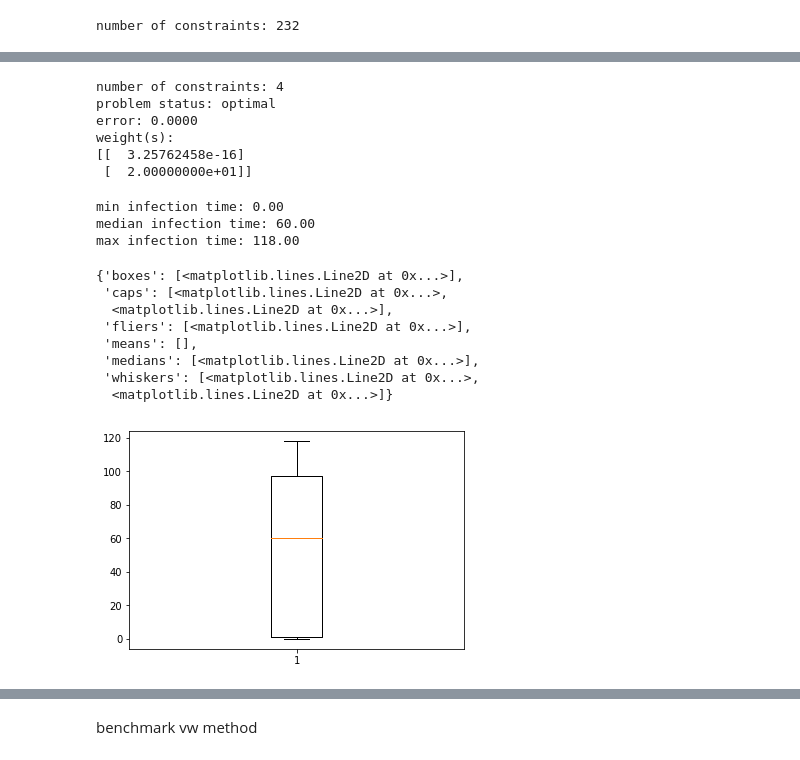
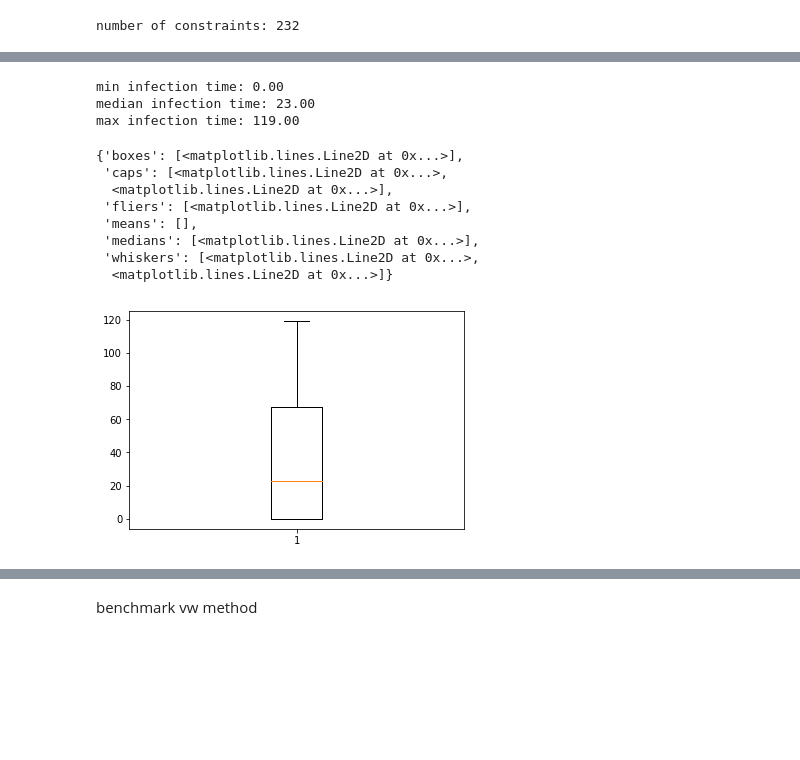
Before and after one commit to rhaksar/control-large-GMDPs, a Jupyter notebook: ebola outbreak/ebola simulations.ipynb, the cells around one changed output, grey strips where cells are left out. Saved outputs shown, nothing was run; the diff lists cells and outputs as text; code cells hidden in the pictures; blank space fills up the shorter version.

```diff
--- a/ebola outbreak/ebola simulations.ipynb
+++ b/ebola outbreak/ebola simulations.ipynb
@@ -46,9 +46,11 @@ for k in sim.states.keys():
     plot_data[k] = []
     plot_data[k].append(sim.states[k]['value'])
 
+trigger_data = 55
+
 while not sim.end:
     action = []
-    if sim.iter >= trigger:
+    if sim.iter > trigger_data:
         for k in graph.keys():
             action.append(k)
 
@@ -92,20 +79,20 @@ st = datetime.today().strftime('%Y-%m-%d %H:%M:%S')
 print('[%s] start' % st)
 
 tic = time.clock()
-dt_list = []
+dt_data = []
 for s in range(1000):
     sim = EbolaSimulator(graph, init, parameters, rng=s+1000)
 
     while not sim.end:
         action = []
-        if sim.iter >= trigger:
+        if sim.iter > trigger_data:
             for k in graph.keys():
                 action.append(k)
 
         sim.step(action)
 
     dt = [sim.states[k]['value'] for k in sim.states.keys()]
-    dt_list.append(np.mean(dt))
+    dt_data.append(np.mean(dt))
 
 
 st = datetime.today().strftime('%Y-%m-%d %H:%M:%S')
@@ -124,3 +107,18 @@ average dT over 1000 runs: 37.72
+# %%
+gamma = 0.9
+sigma = -1
+deg = 4
+capacity = 3
+trigger_methods = 5
+
+alpha = 0.14
+beta = (1/1.17)*0.15
+parameters = {}
+parameters['alpha'] = alpha
+parameters['beta'] = beta
+
+init = {}
+init[('guinea','gueckedou')] = 1
 # %% [markdown]
 ### approximate value function method
 # %% [markdown]
@@ -196,30 +190,3 @@ weight(s):
-# %%
-phi = Variable()
-w = Variable(2)
-objective = Minimize(phi)
-constraints = []
-
-constraints += [phi >=  w[0] - gamma*w[0]]
-constraints += [phi >= -w[0] + gamma*w[0]]
-
-constraints += [phi >=  w[0]+w[1] - 1 - gamma*w[0] - gamma*w[1]]
-constraints += [phi >= -w[0]-w[1] + 1 + gamma*w[0] + gamma*w[1]]
-
-problem = Problem(objective, constraints)
-print('number of constraints: %d' %len(constraints))
-
-result = problem.solve()
-print('problem status: %s' %problem.status)
-print('error: %0.4f' %problem.value)
-print('weight(s): ')
-print(w.value)
-# %% [output]
-number of constraints: 4
-problem status: optimal
-error: 0.0000
-weight(s):
-[[  3.25762458e-16]
- [  2.00000000e+01]]
 # %%
 def vw(states, graph, capacity, weights, alpha, beta, gamma, sigma):
     control = []
@@ -242,46 +209,37 @@ def vw(states, graph, capacity, weights, alpha, beta, gamma, sigma):
 
     return control
 # %%
-weights = [-4.91, 1.22, -0.28, -0.17]
-capacity = 3
-
-alpha = 0.14
-beta = (1/1.17)*0.15
-parameters = {}
-parameters['alpha'] = alpha
-parameters['beta'] = beta
-parameters['eta'] = eta
-
-trigger = 5
+# weights_vw = [-4.91, 1.22, -0.28, -0.17]
+weights_vw = [-3.43, 0.526, -0.83, -3.12]
 
 init = {}
 init[('guinea','gueckedou')] = 1
 
 sim = EbolaSimulator(graph, init, parameters, rng=1)
 
 while not sim.end:
     action = []
-    if sim.iter > trigger:
-        action = vw(sim.states, graph, capacity, weights, alpha, beta, gamma, sigma)
+    if sim.iter > trigger_methods:
+        action = vw(sim.states, graph, capacity, weights_vw, alpha, beta, gamma, sigma)
 
     sim.step(action)
 
 dt = [sim.states[k]['value'] for k in sim.states.keys()]
 print('min infection time: %0.2f' %np.amin(dt))
 print('median infection time: %0.2f' %np.median(dt))
 print('max infection time: %0.2f' %np.amax(dt))
 
 plt.boxplot(dt)
 # %% [output]
 min infection time: 0.00
-median infection time: 60.00
-max infection time: 118.00
+median infection time: 23.00
+max infection time: 119.00
 {'boxes': [<matplotlib.lines.Line2D at 0x...>],
  'caps': [<matplotlib.lines.Line2D at 0x...>,
   <matplotlib.lines.Line2D at 0x...>],
  'fliers': [<matplotlib.lines.Line2D at 0x...>],
  'means': [],
  'medians': [<matplotlib.lines.Line2D at 0x...>],
  'whiskers': [<matplotlib.lines.Line2D at 0x...>,
   <matplotlib.lines.Line2D at 0x...>]}
-[figure, old version]
+[figure, new version]
```
Also changed, not shown: parts of 25 cells of this notebook, 1 other file.
